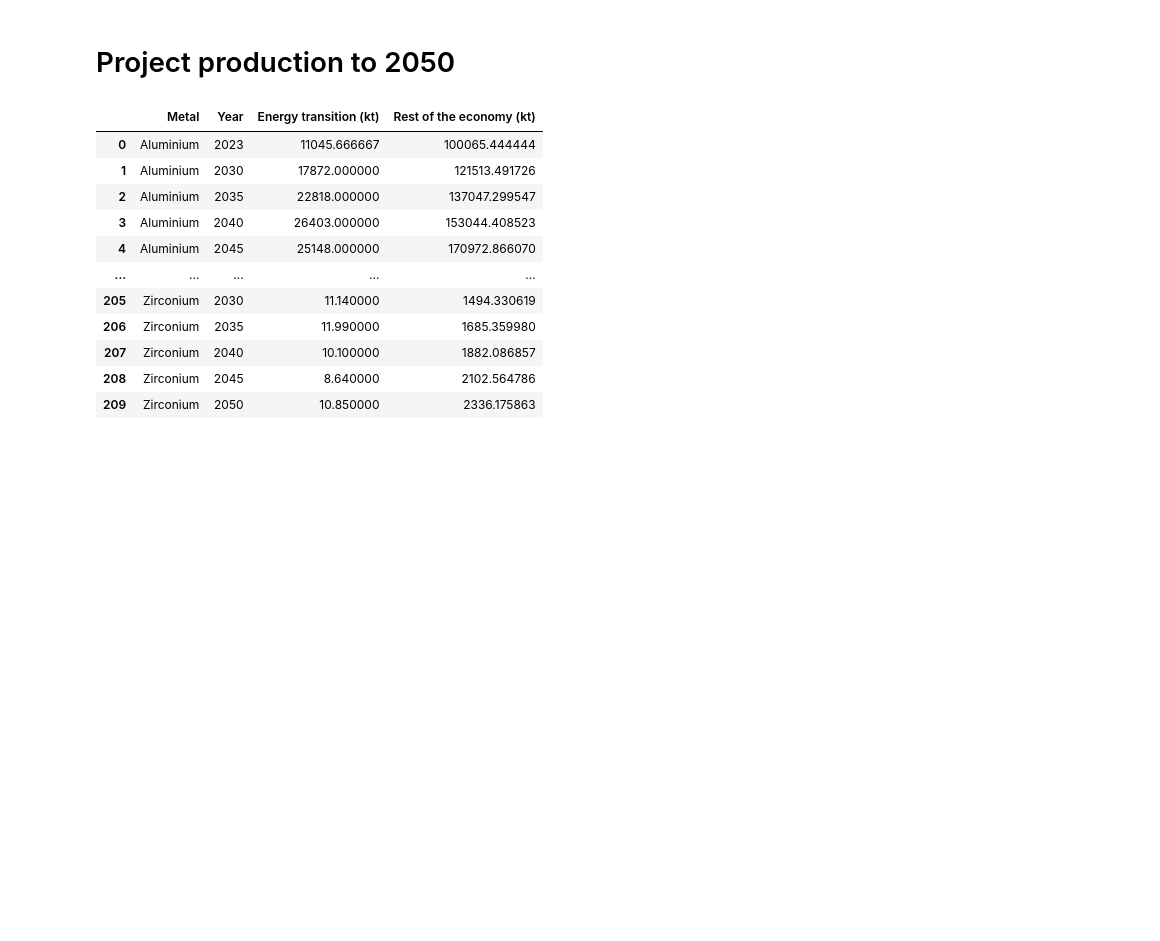
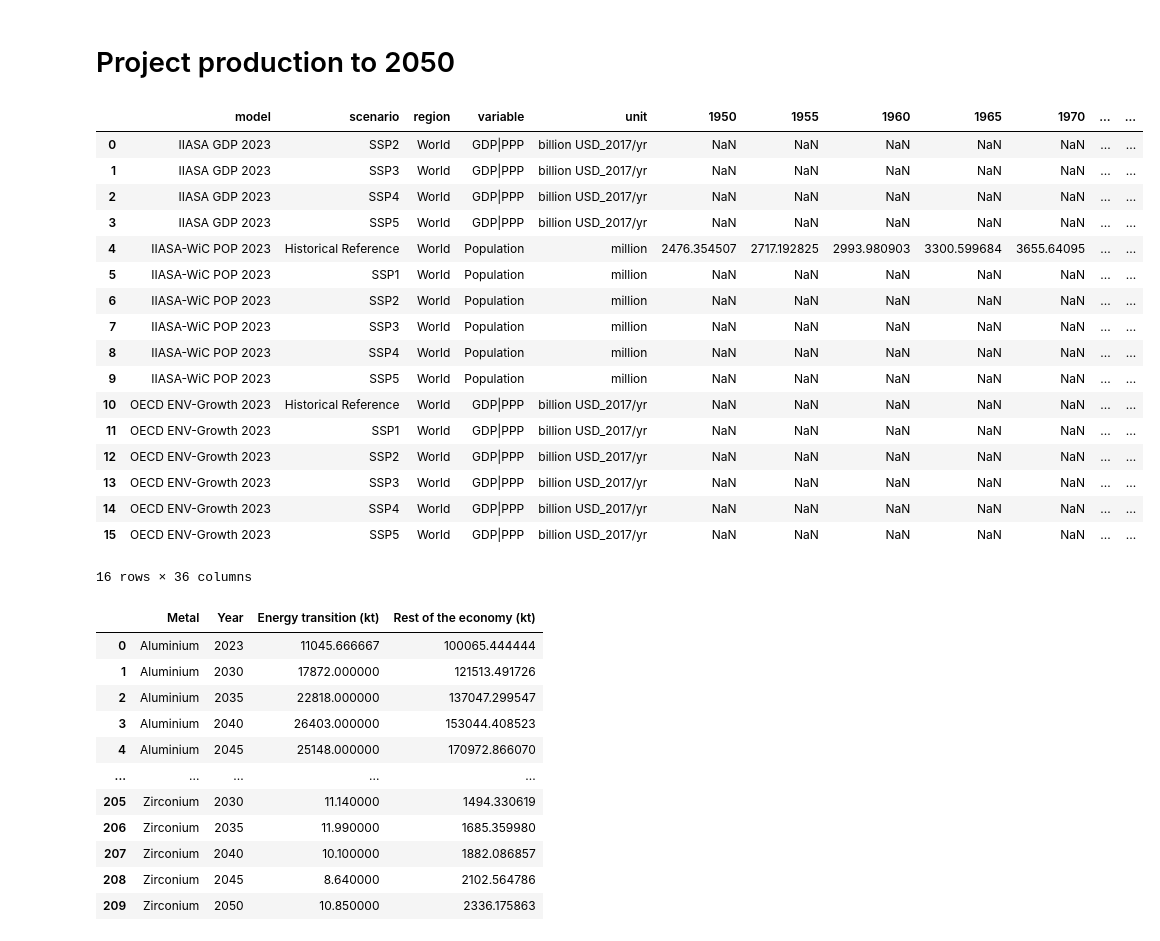
Before and after one commit to marpellan/plca_metals, a Jupyter notebook: 3. transition_vs_roe.ipynb, the cells around one changed output. Drawn from its saved outputs; the diff is of its cells as text; code cells hidden in the pictures; blank space fills up the shorter version.

```diff
--- a/3. transition_vs_roe.ipynb
+++ b/3. transition_vs_roe.ipynb
@@ -292,6 +292,27 @@ def project_demand(df_base, df_iea, iam_df, parameter='gdp', scenario='SSP2'):
     return pd.DataFrame.from_records(records)
 # %%
 df_ssp = pd.read_csv(r'data/data_ssp/iamdf_ssp.csv')
+# %%
+df_ssp
+# %% [output]
+|  | model | scenario | region | variable | unit | 1950 | 1955 | 1960 | 1965 | 1970 | ... | ... |
+| 0 | IIASA GDP 2023 | SSP2 | World | GDP|PPP | billion USD_2017/yr | NaN | NaN | NaN | NaN | NaN | ... | ... |
+| 1 | IIASA GDP 2023 | SSP3 | World | GDP|PPP | billion USD_2017/yr | NaN | NaN | NaN | NaN | NaN | ... | ... |
+| 2 | IIASA GDP 2023 | SSP4 | World | GDP|PPP | billion USD_2017/yr | NaN | NaN | NaN | NaN | NaN | ... | ... |
+| 3 | IIASA GDP 2023 | SSP5 | World | GDP|PPP | billion USD_2017/yr | NaN | NaN | NaN | NaN | NaN | ... | ... |
+| 4 | IIASA-WiC POP 2023 | Historical Reference | World | Population | million | 2476.354507 | 2717.192825 | 2993.980903 | 3300.599684 | 3655.64095 | ... | ... |
+| 5 | IIASA-WiC POP 2023 | SSP1 | World | Population | million | NaN | NaN | NaN | NaN | NaN | ... | ... |
+| 6 | IIASA-WiC POP 2023 | SSP2 | World | Population | million | NaN | NaN | NaN | NaN | NaN | ... | ... |
+| 7 | IIASA-WiC POP 2023 | SSP3 | World | Population | million | NaN | NaN | NaN | NaN | NaN | ... | ... |
+| 8 | IIASA-WiC POP 2023 | SSP4 | World | Population | million | NaN | NaN | NaN | NaN | NaN | ... | ... |
+| 9 | IIASA-WiC POP 2023 | SSP5 | World | Population | million | NaN | NaN | NaN | NaN | NaN | ... | ... |
+| 10 | OECD ENV-Growth 2023 | Historical Reference | World | GDP|PPP | billion USD_2017/yr | NaN | NaN | NaN | NaN | NaN | ... | ... |
+| 11 | OECD ENV-Growth 2023 | SSP1 | World | GDP|PPP | billion USD_2017/yr | NaN | NaN | NaN | NaN | NaN | ... | ... |
+| 12 | OECD ENV-Growth 2023 | SSP2 | World | GDP|PPP | billion USD_2017/yr | NaN | NaN | NaN | NaN | NaN | ... | ... |
+| 13 | OECD ENV-Growth 2023 | SSP3 | World | GDP|PPP | billion USD_2017/yr | NaN | NaN | NaN | NaN | NaN | ... | ... |
+| 14 | OECD ENV-Growth 2023 | SSP4 | World | GDP|PPP | billion USD_2017/yr | NaN | NaN | NaN | NaN | NaN | ... | ... |
+| 15 | OECD ENV-Growth 2023 | SSP5 | World | GDP|PPP | billion USD_2017/yr | NaN | NaN | NaN | NaN | NaN | ... | ... |
+16 rows × 36 columns
 # %%
 proj_df = project_demand(
     df_base=df,
```
Also changed, not shown: 43 other files.
